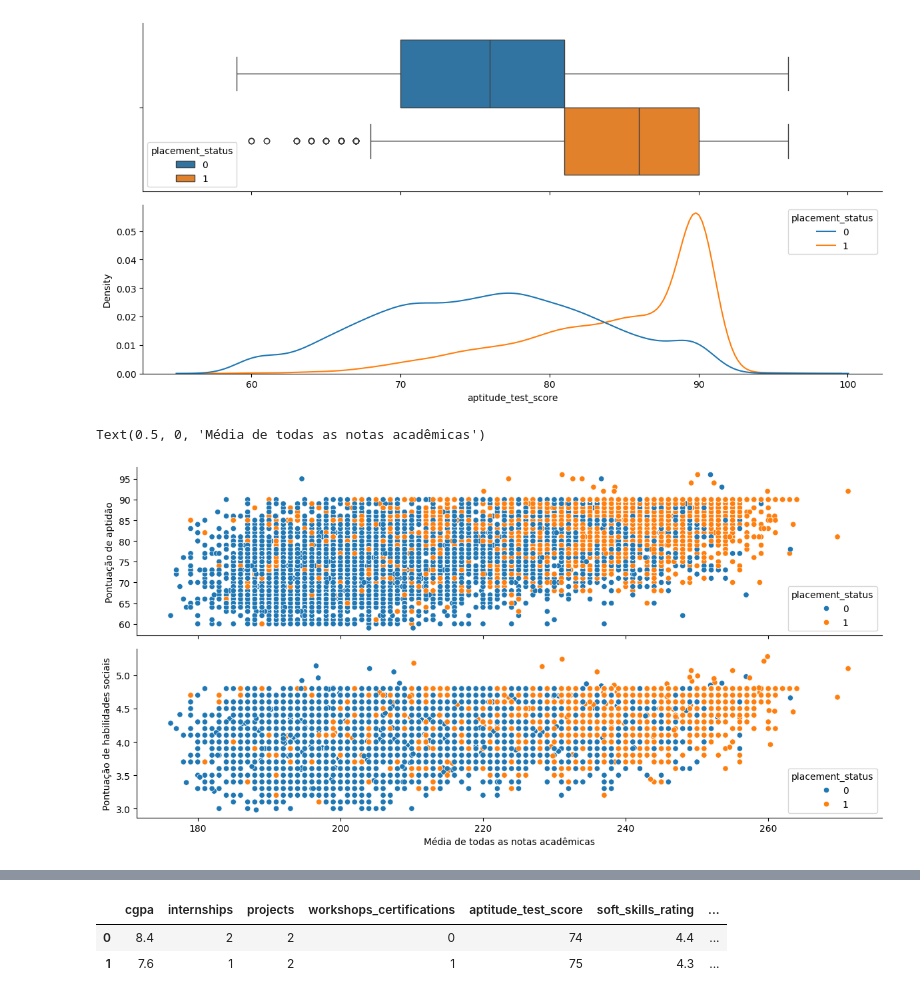
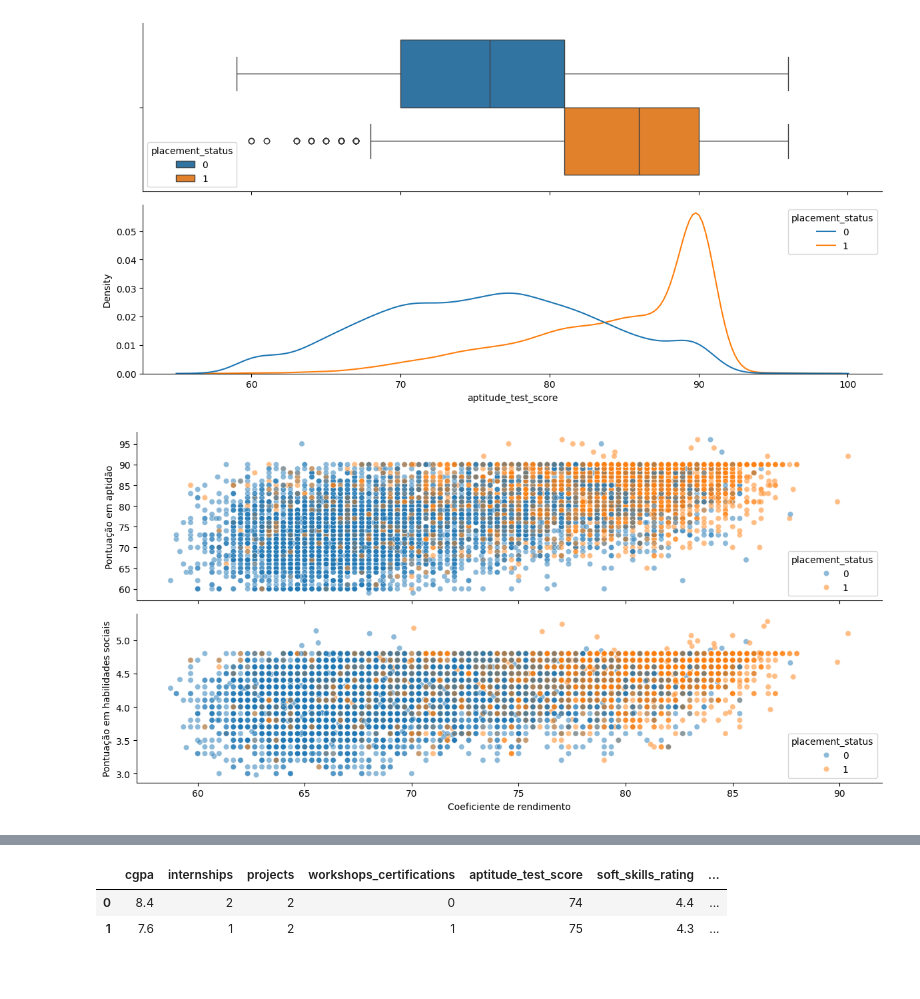
Before and after one commit to Alexandre-Esposte/JobProphet, a Jupyter notebook: notebooks/analise.ipynb, the cells around one changed output, grey strips where cells are left out. Cells and saved outputs as stored; diff of their text form; code cells hidden in the pictures.

```diff
--- a/notebooks/analise.ipynb
+++ b/notebooks/analise.ipynb
@@ -460,7 +460,7 @@ data.groupby(['placement_status'])[['cgpa','hsc_marks','ssc_marks']].median()
 | 0 | 7.5 | 69.0 | 62.0 |
 | 1 | 8.2 | 83.0 | 76.0 |
 # %%
-data['coeficiente_rendimento'] = (10 * data['cgpa']) + data['hsc_marks'] + data['ssc_marks'] / 3
+data['coeficiente_rendimento'] = ((10 * data['cgpa']) + data['hsc_marks'] + data['ssc_marks']) / 3
 # %%
 fig, ax = plt.subplots(3,1, tight_layout = True, figsize= (12,12))
 sns.kdeplot(data = data, x='cgpa', hue='placement_status', ax = ax[2])
@@ -547,12 +561,11 @@ sns.kdeplot(data = data, x='aptitude_test_score',  hue = 'placement_status', ax
 [figure]
 # %%
 fig, ax = plt.subplots(2, 1, tight_layout = True, sharex= True)
-sns.scatterplot(data = data, y='aptitude_test_score', x = 'total_marks', hue = 'placement_status', ax = ax[0])
-sns.scatterplot(data = data, y='soft_skills_rating', x = 'total_marks', hue = 'placement_status', ax = ax[1])
+sns.scatterplot(data = data, y='aptitude_test_score',alpha = 0.5, x = 'coeficiente_rendimento', hue = 'placement_status', ax = ax[0])
+sns.scatterplot(data = data, y='soft_skills_rating', alpha = 0.5, x = 'coeficiente_rendimento', hue = 'placement_status', ax = ax[1])
 
-ax[0].set_ylabel('Pontuação de aptidão')
-ax[1].set_ylabel('Pontuação de habilidades sociais')
-ax[1].set_xlabel('Média de todas as notas acadêmicas')
+ax[0].set_ylabel('Pontuação em aptidão')
+ax[1].set_ylabel('Pontuação em habilidades sociais')
+ax[1].set_xlabel('Coeficiente de rendimento');
 # %% [output]
-Text(0.5, 0, 'Média de todas as notas acadêmicas')
-[figure, old version]
+[figure, new version]
```
Also changed, not shown: parts of 10 cells of this notebook.
